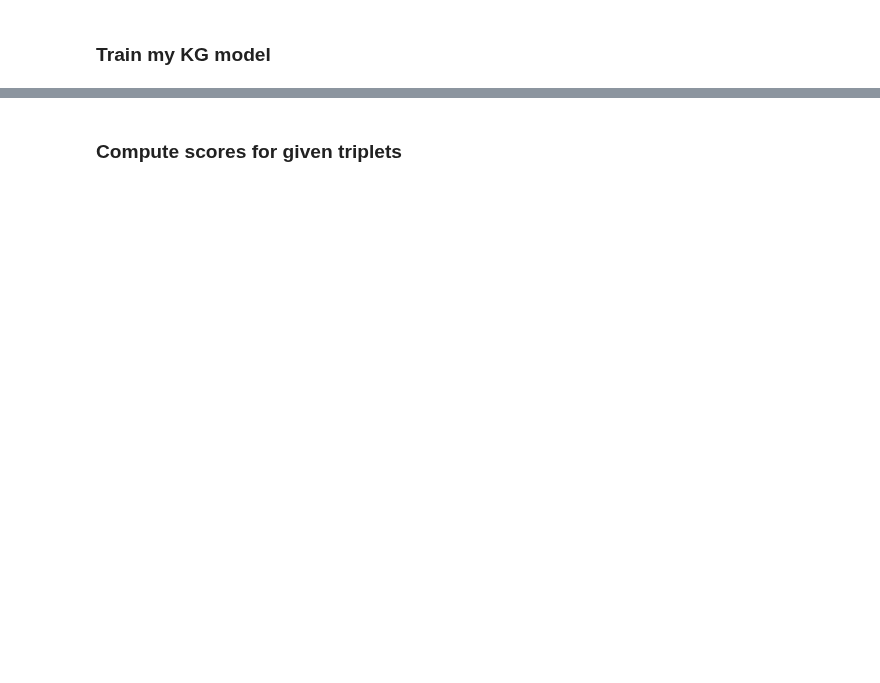
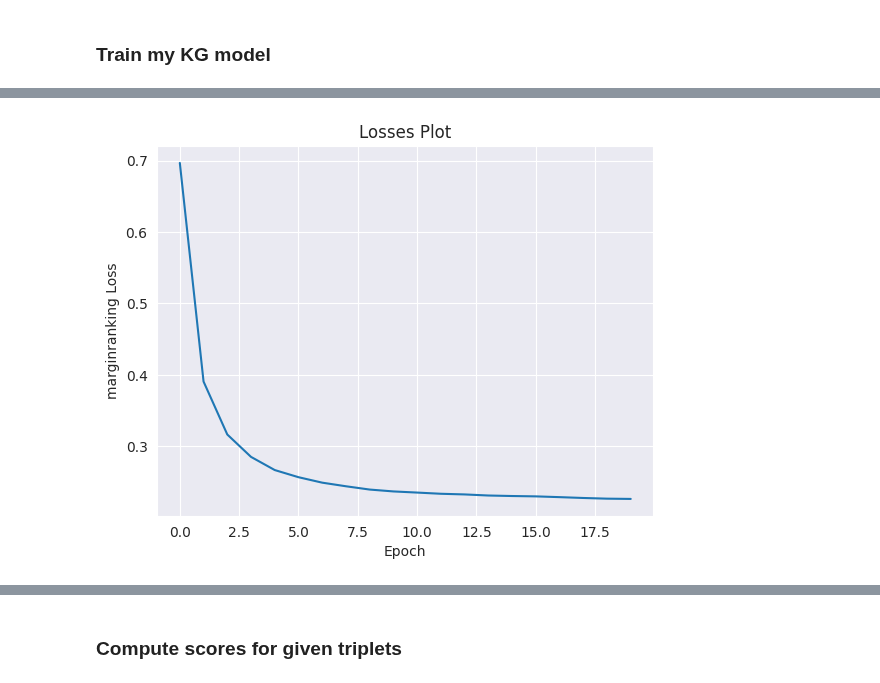
Before and after one commit to marketakrenkova/drug-interaction-prediction, a Jupyter notebook: test-kg.ipynb, the cells around one changed output, grey strips where cells are left out. Saved outputs shown, nothing was run; the diff lists cells and outputs as text; code cells hidden in the pictures; blank space fills up the shorter version.

```diff
--- a/test-kg.ipynb
+++ b/test-kg.ipynb
@@ -113,7 +123,7 @@ test_df.to_csv(dir_data_my_split + 'test.txt', sep='\t', header=False, index=Fal
 # %% [markdown]
 ### Train my KG model
 # %%
-model_kg = KG_model('TransE', train_tf, valid_tf, test_tf, 'ogb')
+model_kg = KG_model('transe', train_tf, valid_tf, test_tf, 'ogb')
 model_kg.set_params(20, 'Adam', RankBasedEvaluator, 'gpu')
 print('Training...')
 model_kg.train()
@@ -120,0 +139,4 @@ print('Training done')
+# %%
+pipeline_result = model_kg.trained_model
+pipeline_result.plot_losses()
+# %% [output]
@@ -121,2 +144,3 @@ print('Training done')
+[figure, added]
 # %%
 config = {
```
Also changed, not shown: parts of 15 cells of this notebook, 5 other files.
